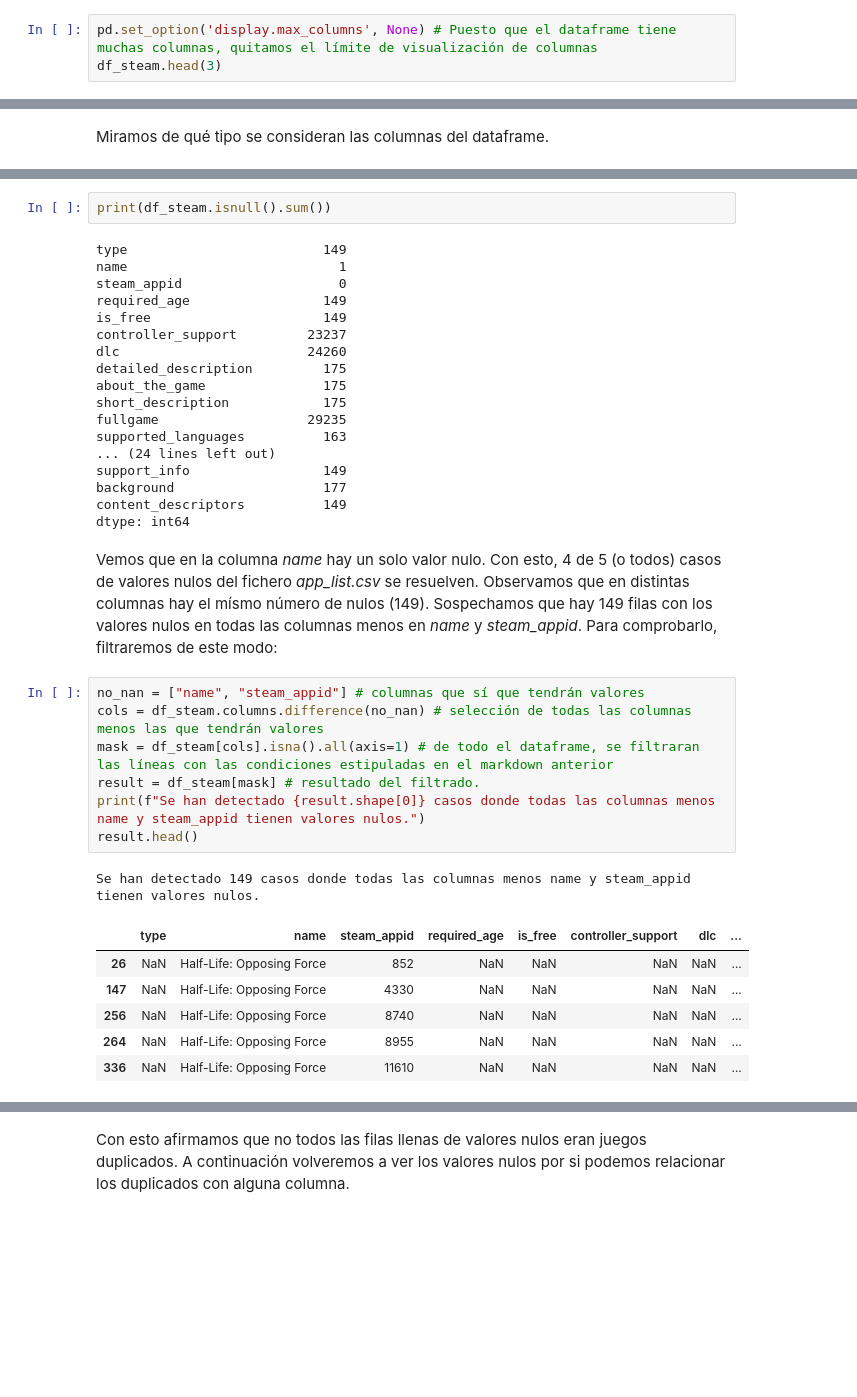
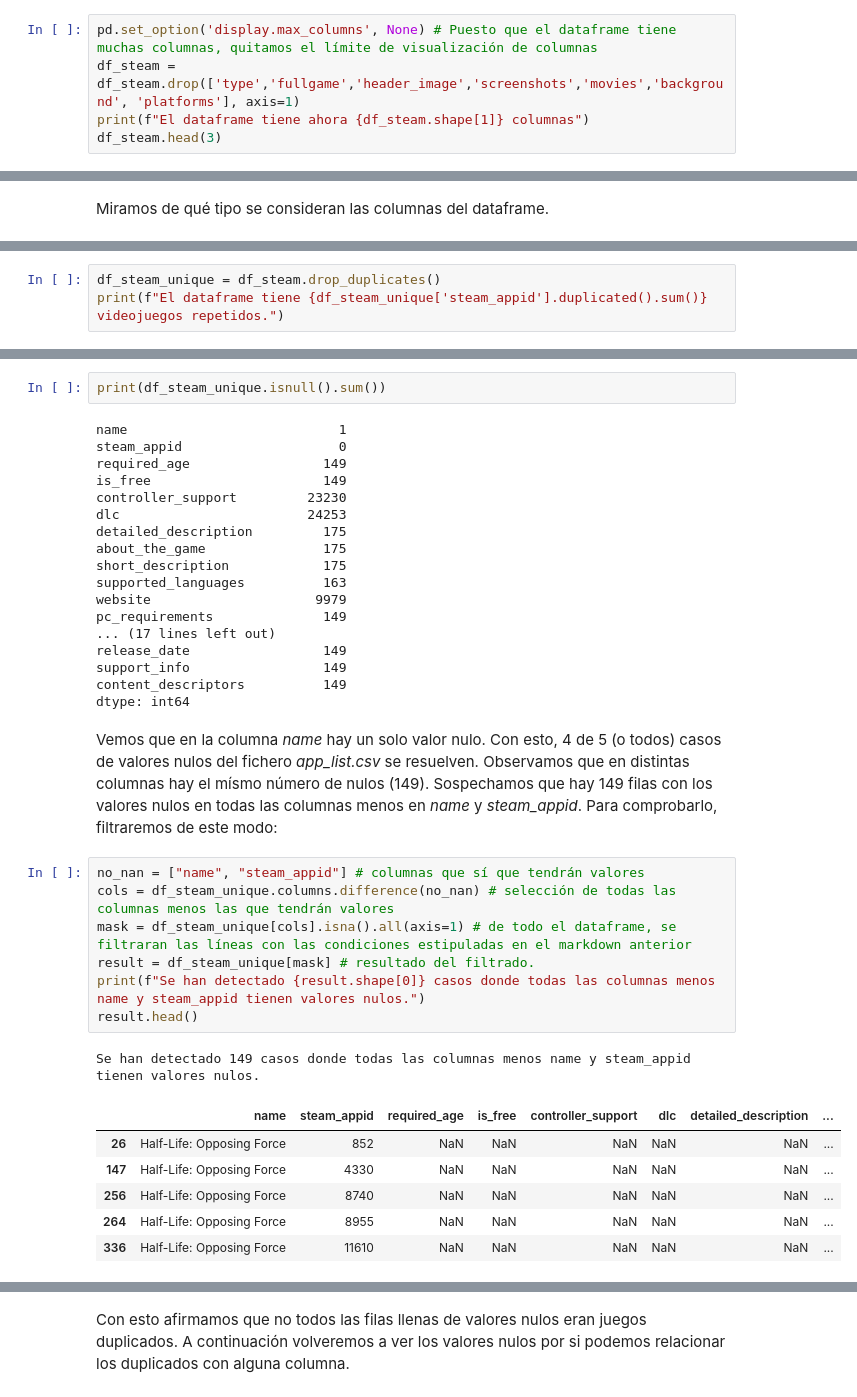
Before and after one commit to Pumpunkio/EDA-Steam, a Jupyter notebook: notebooks/exploracion_datasets.ipynb, the cells around one changed output, grey strips where cells are left out. Drawn from its saved outputs; the diff is of its cells as text; blank space fills up the shorter version.

```diff
--- a/notebooks/exploracion_datasets.ipynb
+++ b/notebooks/exploracion_datasets.ipynb
@@ -101,4 +109,6 @@ Columnas:
 # %%
 pd.set_option('display.max_columns', None) # Puesto que el dataframe tiene muchas columnas, quitamos el límite de visualización de columnas
+df_steam = df_steam.drop(['type','fullgame','header_image','screenshots','movies','background', 'platforms'], axis=1)
+print(f"El dataframe tiene ahora {df_steam.shape[1]} columnas")
 df_steam.head(3)
 # %% [output]
@@ -142,0 +159,3 @@ El dataframe tiene 150 nombres repetidos.
+# %%
+df_steam_unique = df_steam.drop_duplicates()
+print(f"El dataframe tiene {df_steam_unique['steam_appid'].duplicated().sum()} videojuegos repetidos.")
@@ -145,21 +166,21 @@ Miramos los valores nulos del los datos
 # %%
-print(df_steam.isnull().sum())
+print(df_steam_unique.isnull().sum())
 # %% [output]
-type                         149
 name                           1
 steam_appid                    0
 required_age                 149
 is_free                      149
-controller_support         23237
-dlc                        24260
+controller_support         23230
+dlc                        24253
 detailed_description         175
 about_the_game               175
 short_description            175
-fullgame                   29235
 supported_languages          163
-... (24 lines left out)
+website                     9979
+pc_requirements              149
+... (17 lines left out)
+release_date                 149
 support_info                 149
-background                   177
 content_descriptors          149
 dtype: int64
 # %% [markdown]
@@ -168,17 +189,17 @@ Observamos que en distintas columnas hay el mísmo número de nulos (149).
 Sospechamos que hay 149 filas con los valores nulos en todas las columnas menos en *name* y *steam_appid*. Para comprobarlo, filtraremos de este modo:
 # %%
 no_nan = ["name", "steam_appid"] # columnas que sí que tendrán valores
-cols = df_steam.columns.difference(no_nan) # selección de todas las columnas menos las que tendrán valores
-mask = df_steam[cols].isna().all(axis=1) # de todo el dataframe, se filtraran las líneas con las condiciones estipuladas en el markdown anterior
-result = df_steam[mask] # resultado del filtrado.
+cols = df_steam_unique.columns.difference(no_nan) # selección de todas las columnas menos las que tendrán valores
+mask = df_steam_unique[cols].isna().all(axis=1) # de todo el dataframe, se filtraran las líneas con las condiciones estipuladas en el markdown anterior
+result = df_steam_unique[mask] # resultado del filtrado.
 print(f"Se han detectado {result.shape[0]} casos donde todas las columnas menos name y steam_appid tienen valores nulos.")
 result.head()
 # %% [output]
 Se han detectado 149 casos donde todas las columnas menos name y steam_appid tienen valores nulos.
-|  | type | name | steam_appid | required_age | is_free | controller_support | dlc | ... |
-| 26 | NaN | Half-Life: Opposing Force | 852 | NaN | NaN | NaN | NaN | ... |
-| 147 | NaN | Half-Life: Opposing Force | 4330 | NaN | NaN | NaN | NaN | ... |
-| 256 | NaN | Half-Life: Opposing Force | 8740 | NaN | NaN | NaN | NaN | ... |
-| 264 | NaN | Half-Life: Opposing Force | 8955 | NaN | NaN | NaN | NaN | ... |
-| 336 | NaN | Half-Life: Opposing Force | 11610 | NaN | NaN | NaN | NaN | ... |
+|  | name | steam_appid | required_age | is_free | controller_support | dlc | detailed_description | ... |
+| 26 | Half-Life: Opposing Force | 852 | NaN | NaN | NaN | NaN | NaN | ... |
+| 147 | Half-Life: Opposing Force | 4330 | NaN | NaN | NaN | NaN | NaN | ... |
+| 256 | Half-Life: Opposing Force | 8740 | NaN | NaN | NaN | NaN | NaN | ... |
+| 264 | Half-Life: Opposing Force | 8955 | NaN | NaN | NaN | NaN | NaN | ... |
+| 336 | Half-Life: Opposing Force | 11610 | NaN | NaN | NaN | NaN | NaN | ... |
 # %% [markdown]
```
Also changed, not shown: parts of 14 cells of this notebook.
